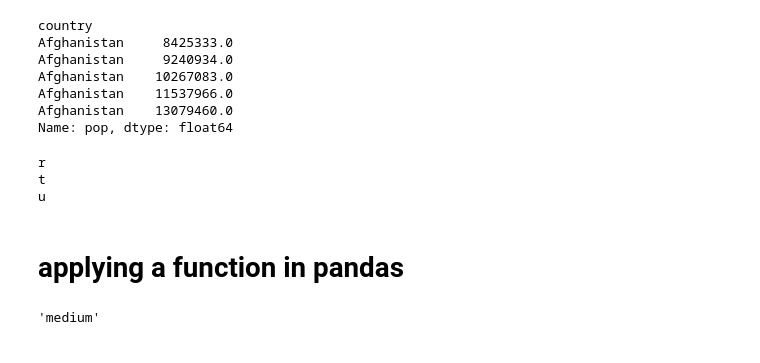
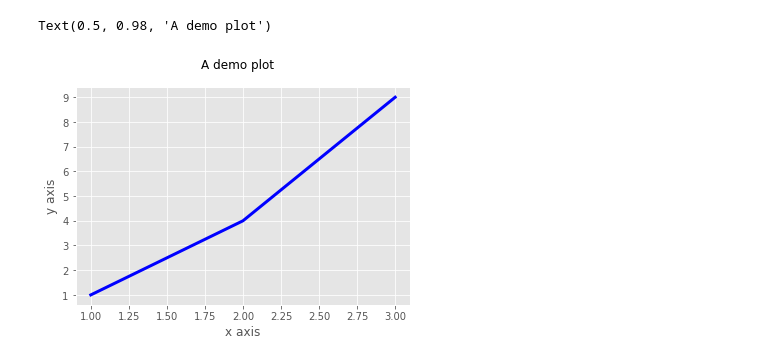
Before and after one commit to jeremy9959/Carpentries, a Jupyter notebook: 2020-01-13/notes/Python-2.ipynb, the cells around one changed output. Cells and saved outputs as stored; diff of their text form; code cells hidden in the pictures.

```diff
--- a/2020-01-13/notes/Python-2.ipynb
+++ b/2020-01-13/notes/Python-2.ipynb
@@ -558,24 +361,0 @@ Python admits and and or operators
-# %%
-data['pop'].head()
-# %% [output]
-country
-Afghanistan     8425333.0
-Afghanistan     9240934.0
-Afghanistan    10267083.0
-Afghanistan    11537966.0
-Afghanistan    13079460.0
-Name: pop, dtype: float64
-# %%
-for x in 'Jeremy Teitelbaum':
-    if (x>='r' and x<='u'):
-        print(x)
-# %% [output]
-r
-t
-u
-# %% [markdown]
-# applying a function in pandas
-# %%
-population_size(300000000)
-# %% [output]
-'medium'
@@ -583,0 +362,8 @@ data['pop_class']=data['pop'].apply(population_size)
+# %%
+plt.plot([1,2,3],[1,4,9],c='blue',linewidth=3,linestyle='solid')
+plt.xlabel('x axis')
+plt.ylabel('y axis')
+plt.suptitle('A demo plot')
+# %% [output]
+Text(0.5, 0.98, 'A demo plot')
+[figure, added]
```
Also changed, not shown: parts of 167 cells of this notebook, 2 other files.
